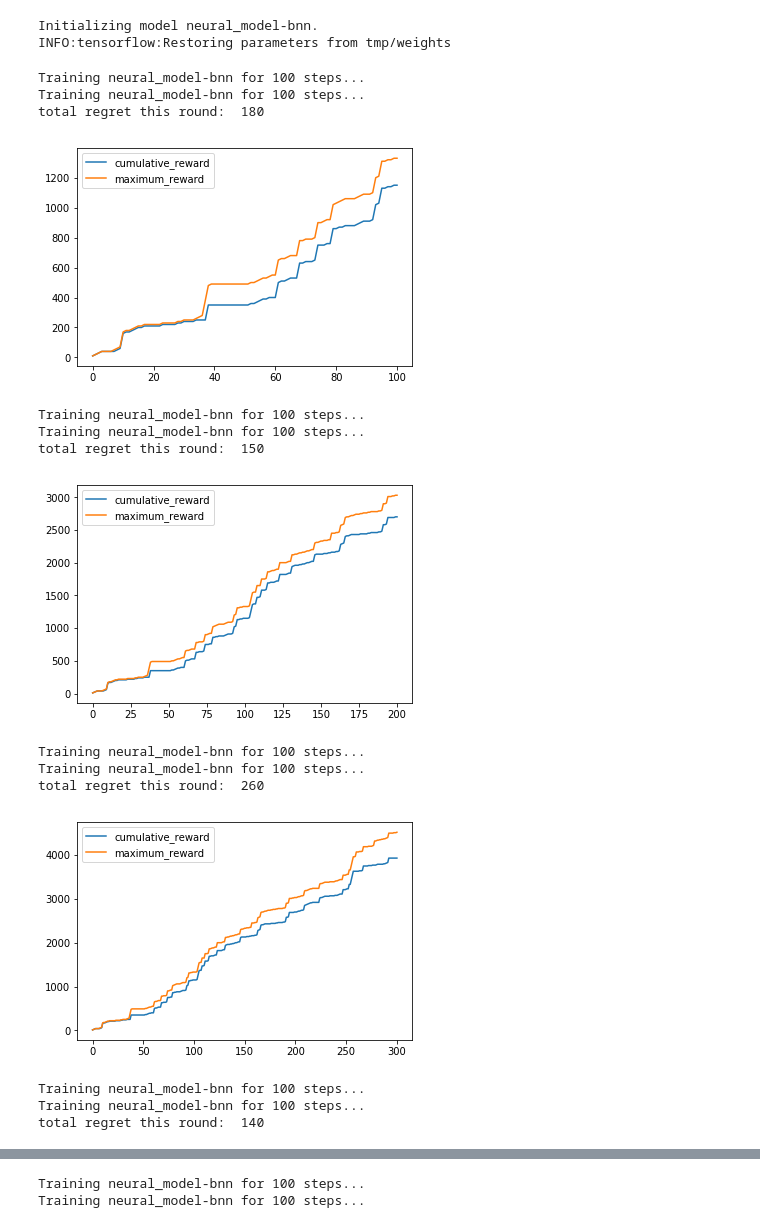
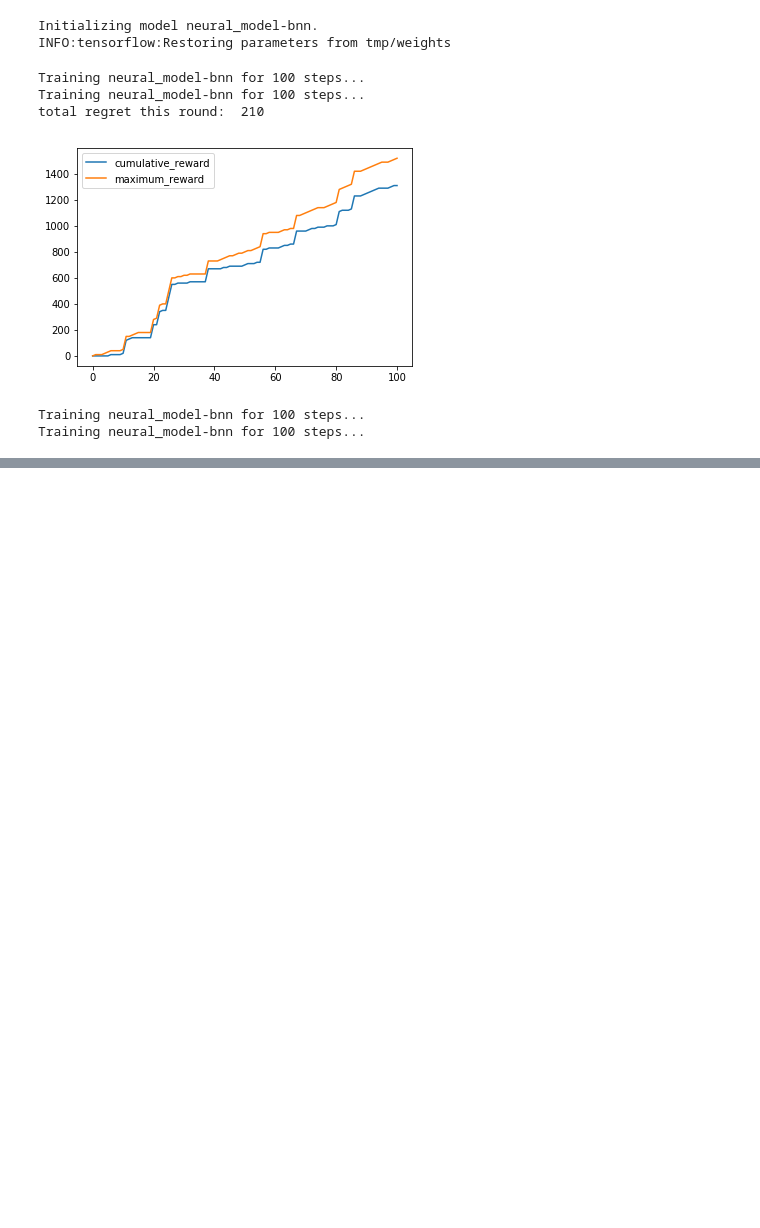
Before and after one commit to LaunchpadAI/space-bandits, a Jupyter notebook: toy_problem.ipynb, the cells around one changed output, grey strips where cells are left out. Saved outputs shown, nothing was run; the diff lists cells and outputs as text; code cells hidden in the pictures; blank space fills up the shorter version.

```diff
--- a/toy_problem.ipynb
+++ b/toy_problem.ipynb
@@ -164,15 +164,8 @@ linear_model = load_linear_model('test_path.pkl')
 
 #continue training
 
-timesteps = []
-c_reward = []
-cumulative_reward = 0
-m_reward = []
-maximum_reward = 0
-regret_record = []
-
 for i in range(500):
-    timesteps.append(i)
+    timesteps.append(i + 500)
     cust = get_customer()
     reward_vec = get_rewards(cust)
     context = np.array([cust[1]])/100
@@ -220,7 +213,7 @@ m_reward = []
 maximum_reward = 0
 regret_record = []
 
-for i in range(1000):
+for i in range(500):
     timesteps.append(i)
     cust = get_customer()
     reward_vec = get_rewards(cust)
@@ -290,47 +276,38 @@ m_reward = []
 maximum_reward = 0
 regret_record = []
 
-for i in range(500):
+for i in range(200):
     timesteps.append(i)
     cust = get_customer()
     reward_vec = get_rewards(cust)
     context = np.array([cust[1]])/100
     if cust[0] == 1:
         best_choice = 0
     elif cust[0] == 2:
         best_choice = 2
     else:
         raise Exception()
     mx = reward_vec[best_choice]
     maximum_reward += mx
     m_reward.append(maximum_reward)
     action = neural_model.action(context)
     reward = reward_vec[action]
     regret = mx - reward
     regret_record.append(regret)
     cumulative_reward += reward
     c_reward.append(cumulative_reward)
     neural_model.update(context, action, reward)
     if i % 100 == 0 and i > 0:
         print('total regret this round: ', sum(regret_record))
         regret_record = []
         plt.plot(timesteps, c_reward, label='cumulative_reward')
         plt.plot(timesteps, m_reward, label='maximum_reward')
         plt.legend()
         plt.show()
 # %% [output]
 Training neural_model-bnn for 100 steps...
 Training neural_model-bnn for 100 steps...
-total regret this round:  180
+total regret this round:  210
-[figure, old version]
+[figure, new version]
 Training neural_model-bnn for 100 steps...
 Training neural_model-bnn for 100 steps...
-total regret this round:  150
-[figure, removed]
-Training neural_model-bnn for 100 steps...
-Training neural_model-bnn for 100 steps...
-total regret this round:  260
-[figure, removed]
-Training neural_model-bnn for 100 steps...
-Training neural_model-bnn for 100 steps...
-total regret this round:  140
@@ -338,5 +314,3 @@ total regret this round:  140
-Training neural_model-bnn for 100 steps...
-Training neural_model-bnn for 100 steps...
 # %%
 ARPUs = np.arange(-.25, 1.6, .01)
 ages = np.arange(-.0, 1, .01)
```
Also changed, not shown: parts of 7 cells of this notebook.
